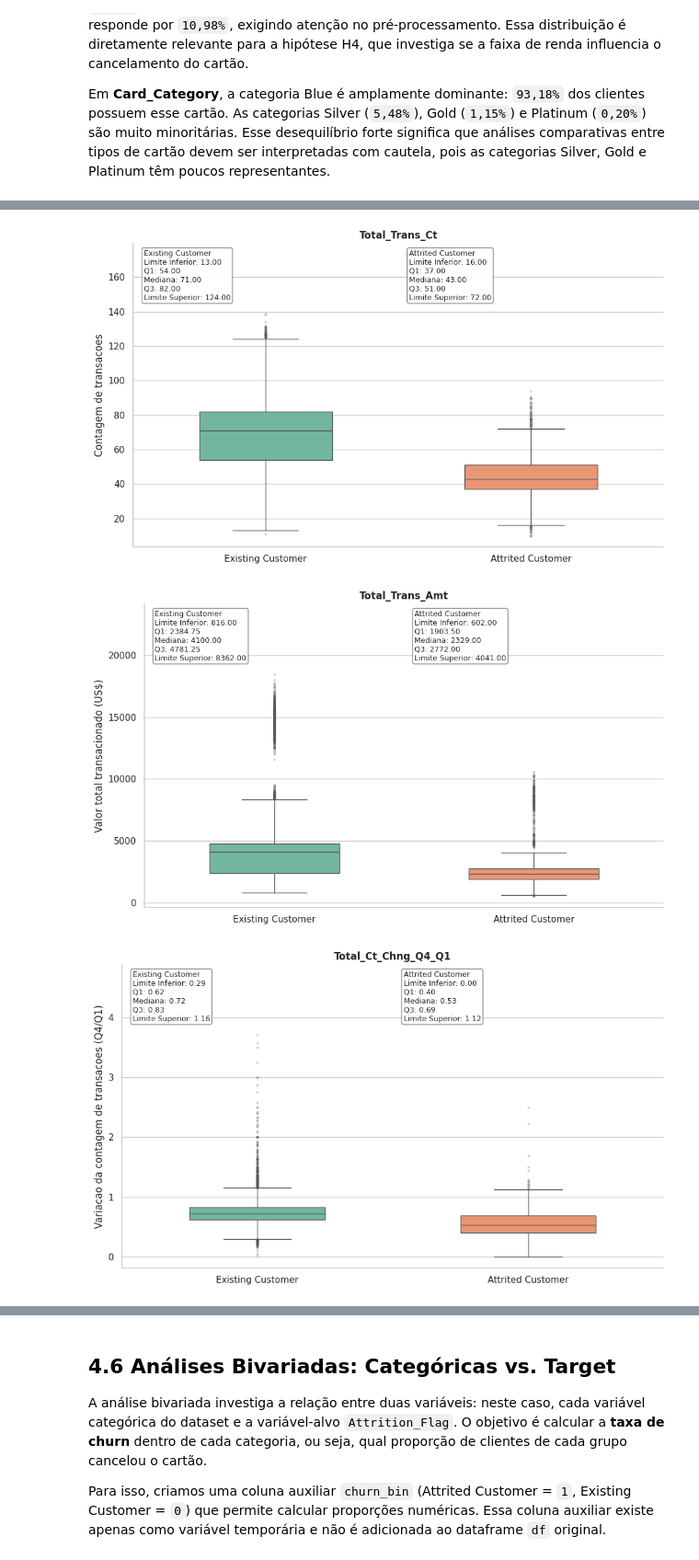
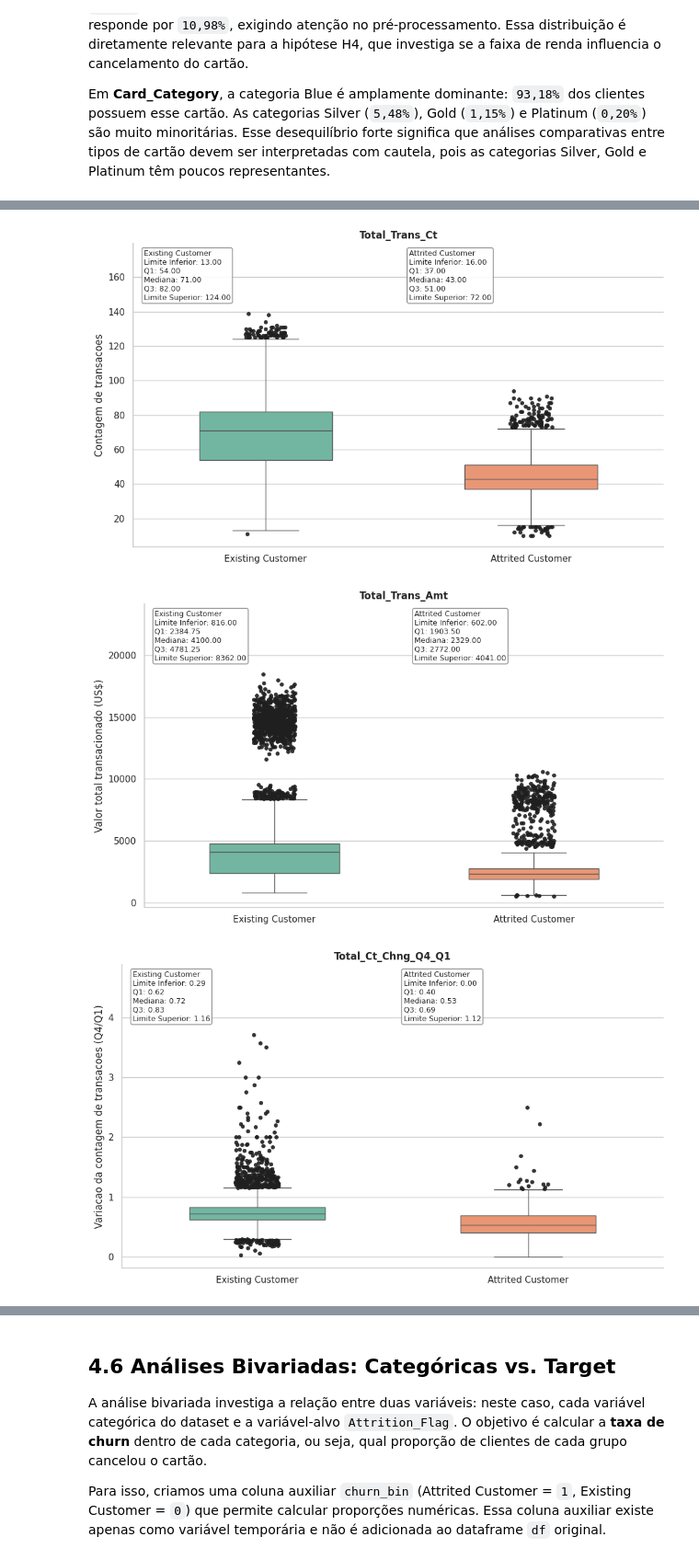
Before and after one commit to diogorblessa/mvp-credit-card-churn, a Jupyter notebook: notebooks/mvp_eda_preprocessing.ipynb, the cells around one changed output, grey strips where cells are left out. Shown at 92% size. Saved outputs shown, nothing was run; the diff lists cells and outputs as text; code cells hidden in the pictures.

```diff
--- a/notebooks/mvp_eda_preprocessing.ipynb
+++ b/notebooks/mvp_eda_preprocessing.ipynb
@@ -695,7 +695,8 @@ ordem_grupos = ['Existing Customer', 'Attrited Customer']
 variaveis_boxplot = [
     'Total_Trans_Ct', 'Total_Trans_Amt', 'Total_Ct_Chng_Q4_Q1',
     'Months_Inactive_12_mon', 'Total_Revolving_Bal',
-    'Avg_Utilization_Ratio', 'Total_Relationship_Count', 'Credit_Limit'
+    'Avg_Utilization_Ratio', 'Total_Relationship_Count', 'Credit_Limit',
+    'Customer_Age'
 ]
 
 titulos = {
@@ -706,7 +707,8 @@ titulos = {
     'Total_Revolving_Bal': 'Total_Revolving_Bal',
     'Avg_Utilization_Ratio': 'Avg_Utilization_Ratio',
     'Total_Relationship_Count': 'Total_Relationship_Count',
-    'Credit_Limit': 'Credit_Limit'
+    'Credit_Limit': 'Credit_Limit',
+    'Customer_Age': 'Customer_Age'
 }
 
 rotulos_y = {
@@ -717,7 +719,8 @@ rotulos_y = {
     'Total_Revolving_Bal': 'Saldo rotativo total (US$)',
     'Avg_Utilization_Ratio': 'Taxa media de utilizacao do credito (0 a 1)',
     'Total_Relationship_Count': 'Total de produtos contratados',
-    'Credit_Limit': 'Limite de credito (US$)'
+    'Credit_Limit': 'Limite de credito (US$)',
+    'Customer_Age': 'Idade do cliente (anos)'
 }
 
 
@@ -775,7 +778,7 @@ for coluna in variaveis_boxplot:
         palette='Set2',
         width=0.5,
         ax=ax,
-        flierprops=dict(marker='o', markersize=2, alpha=0.3)
+        showfliers=False
     )
 
     stats = (
@@ -784,6 +787,35 @@ for coluna in variaveis_boxplot:
           .unstack()
           .reindex(ordem_grupos)
     )
+
+    # Sobrepoe os outliers com maior destaque visual
+    outliers_plot = []
+    for grupo in ordem_grupos:
+        serie_grupo = df.loc[df['Attrition_Flag'] == grupo, coluna].dropna()
+        q1, q3 = serie_grupo.quantile([0.25, 0.75])
+        iqr = q3 - q1
+        lim_inf = q1 - 1.5 * iqr
+        lim_sup = q3 + 1.5 * iqr
+        serie_out = serie_grupo[(serie_grupo < lim_inf) | (serie_grupo > lim_sup)]
+        if not serie_out.empty:
+            outliers_plot.append(
+                pd.DataFrame({'Attrition_Flag': grupo, coluna: serie_out.values})
+            )
+
+    if outliers_plot:
+        outliers_plot_df = pd.concat(outliers_plot, ignore_index=True)
+        sns.stripplot(
+            data=outliers_plot_df,
+            x='Attrition_Flag',
+            y=coluna,
+            order=ordem_grupos,
+            color='#1f1f1f',
+            size=5,
+            alpha=0.9,
+            jitter=0.08,
+            ax=ax,
+            zorder=5
+        )
 
     # Folga no topo para as caixas de texto nao colidirem com outliers
     y_min, y_max = ax.get_ylim()
@@ -807,33 +839,33 @@ for coluna in variaveis_boxplot:
         ha='left', va='top',
         fontsize=9,
         bbox=caixa
     )
 
     ax.set_title(titulos.get(coluna, coluna), fontsize=12, fontweight='bold')
     ax.set_xlabel('')
     ax.set_ylabel(rotulos_y.get(coluna, 'Valor'))
 
     sns.despine(ax=ax)
     plt.tight_layout()
     plt.show()
 
     # Registra quantidade de outliers por grupo para o resumo final
     for grupo in ordem_grupos:
         serie_grupo = df.loc[df['Attrition_Flag'] == grupo, coluna].dropna()
         n_out, pct_out = contar_outliers_iqr(serie_grupo)
         registros_outliers.append({
             'Variavel': coluna,
             'Grupo': grupo,
             'Outliers': n_out,
             '% Outliers': round(pct_out, 2)
         })
 
 
 # Resumo de outliers por variavel e por grupo (criterio 1,5 x IQR)
 resumo_outliers = pd.DataFrame(registros_outliers)
 print('Resumo de outliers por variavel e por grupo:')
 print(resumo_outliers.to_string(index=False))
 # %% [output]
-[figure, old version]
+[figure, new version]
-[figure, old version]
+[figure, new version]
-[figure, old version]
+[figure, new version]
```
Also changed, not shown: parts of 3 cells of this notebook.
